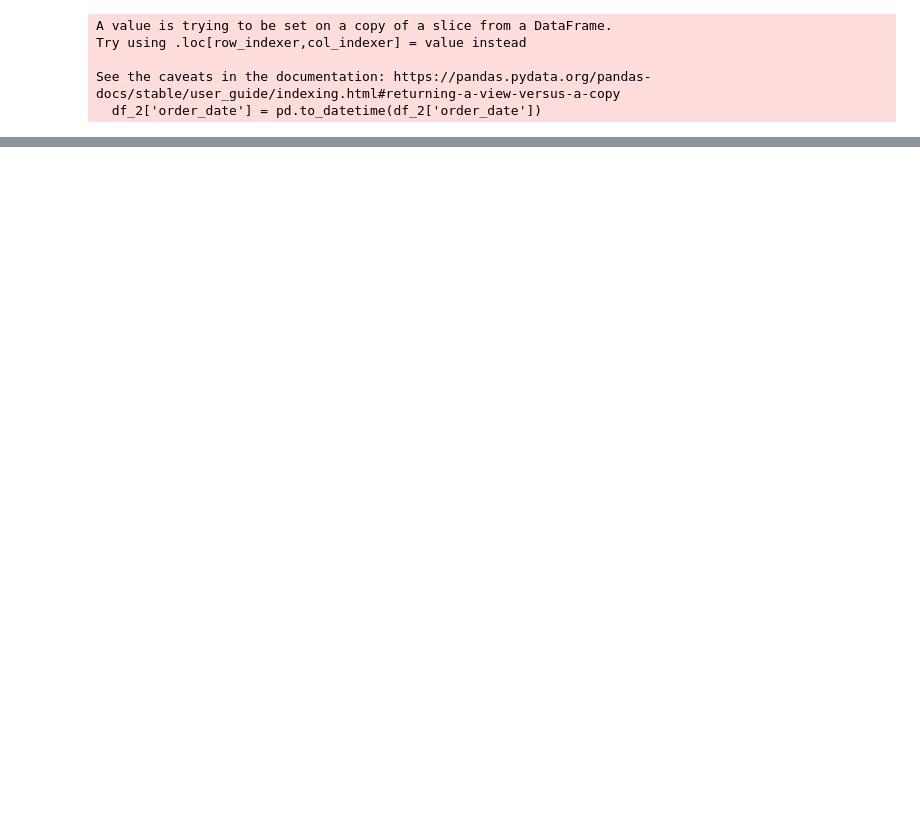
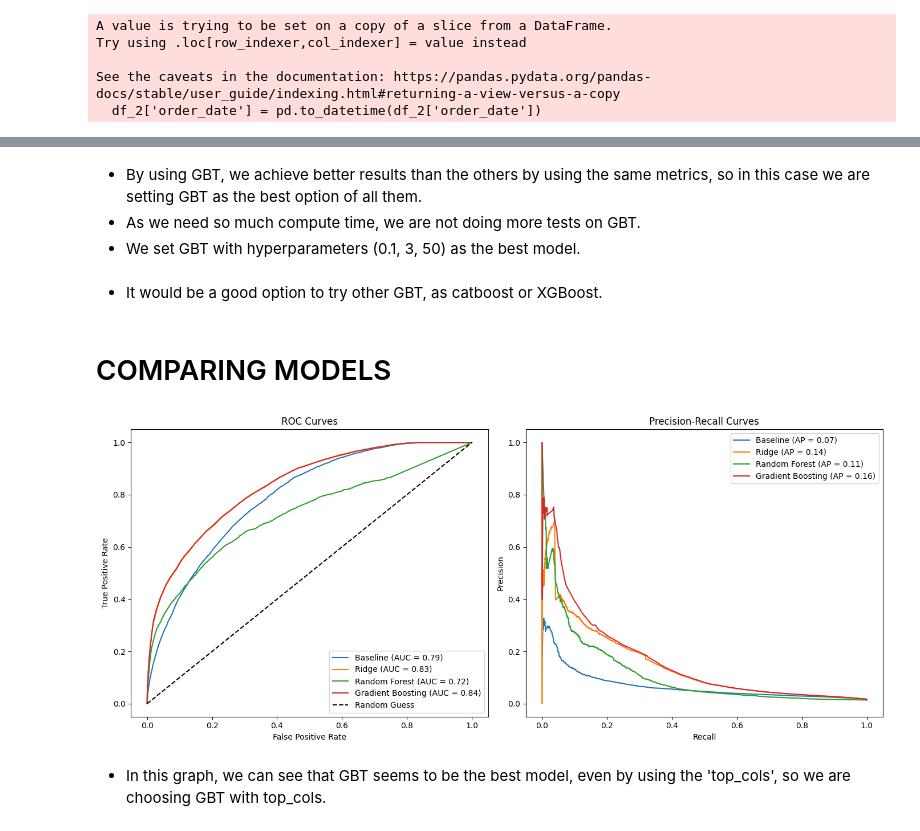
Before and after one commit to sergiogomezz/zrive-ds-sgomez-1, a Jupyter notebook: src/module_4/module_4.ipynb, the cells around one changed output, grey strips where cells are left out. Saved outputs shown, nothing was run; the diff lists cells and outputs as text; code cells hidden in the pictures; blank space fills up the shorter version.

```diff
--- a/src/module_4/module_4.ipynb
+++ b/src/module_4/module_4.ipynb
@@ -323,0 +533,2 @@ plt.show()
+# %%
+filtered_cols = np.array(predictive_cols)[index[:15]]
@@ -323,0 +634,66 @@ plt.show()
+# %% [markdown]
+- By using GBT, we achieve better results than the others by using the same metrics, so in this case we are setting GBT as the best option of all them.
+- As we need so much compute time, we are not doing more tests on GBT.
+- We set GBT with hyperparameters (0.1, 3, 50) as the best model.
+# %% [markdown]
+- It would be a good option to try other GBT, as catboost or XGBoost.
+# %% [markdown]
+# COMPARING MODELS
+# %%
+models = {
+    "Baseline": None,
+    "Ridge": make_pipeline(StandardScaler(),
+                           LogisticRegression(penalty='l2', C=1e-07, solver='saga')),
+    "Random Forest": RandomForestClassifier(n_estimators=100),
+    "Gradient Boosting": GradientBoostingClassifier(learning_rate=0.1, max_depth=3, n_estimators=50)
+}
+
+roc_curves = {}
+pr_curves = {}
+aucs_roc = {}
+aucs_pr = {}
+
+for name, model in models.items():
+    if name == "Baseline":
+        y_train_pred = X_train["global_popularity"]
+        y_val_pred = X_val["global_popularity"]
+    else:
+        model.fit(X_train[top_cols], y_train)
+        y_train_pred = model.decision_function(X_train[top_cols]) if hasattr(model, "decision_function") else model.predict_proba(X_train[top_cols])[:, 1]
+        y_val_pred = model.decision_function(X_val[top_cols]) if hasattr(model, "decision_function") else model.predict_proba(X_val[top_cols])[:, 1]
+
+    fpr, tpr, _ = roc_curve(y_val, y_val_pred)
+    roc_auc = auc(fpr, tpr)
+    roc_curves[name] = (fpr, tpr)
+    aucs_roc[name] = roc_auc
+
+    precision, recall, _ = precision_recall_curve(y_val, y_val_pred)
+    pr_auc = average_precision_score(y_val, y_val_pred)
+    pr_curves[name] = (recall, precision)
+    aucs_pr[name] = pr_auc
+
+plt.figure(figsize=(14, 6))
+
+plt.subplot(1, 2, 1)
+for name, (fpr, tpr) in roc_curves.items():
+    plt.plot(fpr, tpr, label=f"{name} (AUC = {aucs_roc[name]:.2f})")
+plt.plot([0, 1], [0, 1], 'k--', label="Random Guess")
+plt.title("ROC Curves")
+plt.xlabel("False Positive Rate")
+plt.ylabel("True Positive Rate")
+plt.legend()
+
+plt.subplot(1, 2, 2)
+for name, (recall, precision) in pr_curves.items():
+    plt.plot(recall, precision, label=f"{name} (AP = {aucs_pr[name]:.2f})")
+plt.title("Precision-Recall Curves")
+plt.xlabel("Recall")
+plt.ylabel("Precision")
+plt.legend()
+
+plt.tight_layout()
+plt.show()
+# %% [output]
+[figure, added]
+# %% [markdown]
+- In this graph, we can see that GBT seems to be the best model, even by using the 'top_cols', so we are choosing GBT with top_cols.
```
Also changed, not shown: parts of 58 cells of this notebook, 31 other files.
